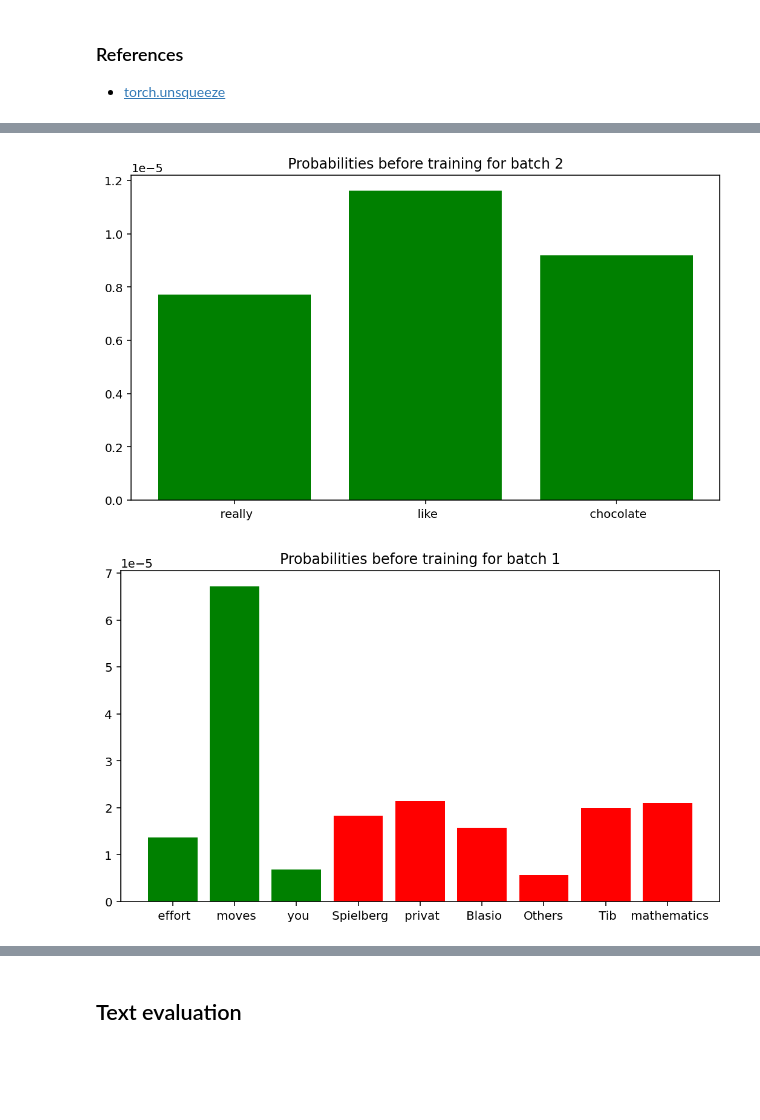
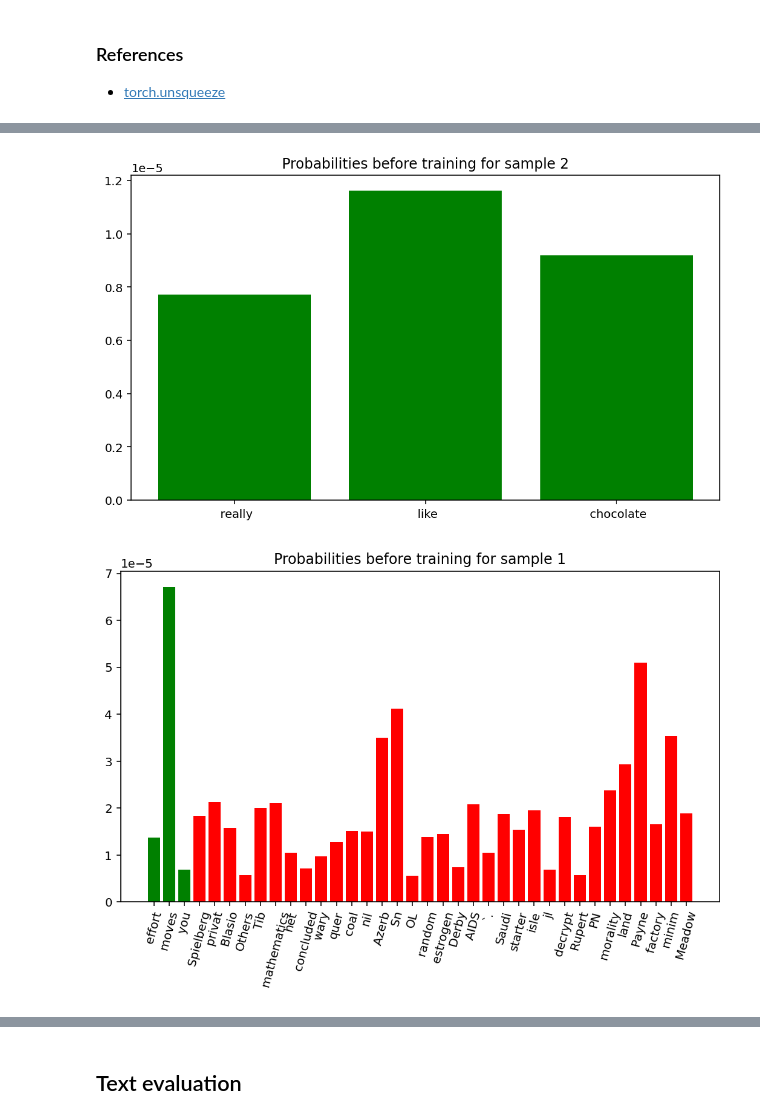
Before and after one commit to elcapo/llm-from-scratch, a Jupyter notebook: pretraining.ipynb, the cells around one changed output, grey strips where cells are left out. Cells and saved outputs as stored; diff of their text form; code cells hidden in the pictures; blank space fills up the shorter version.

```diff
--- a/pretraining.ipynb
+++ b/pretraining.ipynb
@@ -89,8 +99,8 @@ token_ids = torch.argmax(logits, dim=-1, keepdim=True)
 # %%
-for batch_id, target in enumerate(targets):
+for sample_id, target in enumerate(targets):
     print("")
-    print("Batch:", batch_id + 1)
-    print("- Input:", tokenizer.tokens_to_text(inputs[batch_id]))
+    print("Sample:", sample_id + 1)
+    print("- Input:", tokenizer.tokens_to_text(inputs[sample_id]))
     print("- Target:", tokenizer.tokens_to_text(target))
-    print("- Output:", tokenizer.tokens_to_text(token_ids[batch_id].flatten()))
+    print("- Output:", tokenizer.tokens_to_text(token_ids[sample_id].flatten()))
 # %% [output]
@@ -108,10 +118,10 @@ Batch: 2
 
 - [torch.flatten](https://pytorch.org/docs/stable/generated/torch.flatten.html)
 # %%
-for batch_id, target in enumerate(targets):
-    log_probas = torch.log(probas[batch_id, [0, 1, 2], targets[batch_id]])
+for sample_id, target in enumerate(targets):
+    log_probas = torch.log(probas[sample_id, [0, 1, 2], targets[sample_id]])
     print("")
-    print("Batch:", batch_id + 1)
-    print("- Logits:", logits[batch_id, [0, 1, 2], targets[batch_id]].tolist())
-    print("- Probabilities:", probas[batch_id, [0, 1, 2], targets[batch_id]].tolist())
+    print("Sample:", sample_id + 1)
+    print("- Logits:", logits[sample_id, [0, 1, 2], targets[sample_id]].tolist())
+    print("- Probabilities:", probas[sample_id, [0, 1, 2], targets[sample_id]].tolist())
 # %% [output]
@@ -147,35 +157,37 @@ plot_probabilities(batch_id=0)
 # %%
-plot_probabilities(batch_id=1)
+plot_probabilities(sample_id=1)
 # %% [output]
-[figure, old version]
+[figure, new version]
 # %%
-def plot_contextualized_probabilities(batch_id):
+def plot_contextualized_probabilities(sample_id):
     fig, ax = plt.subplots()
 
     fig.set_figwidth(9)
     fig.set_figheight(5)
     fig.set_dpi(142)
 
-    batch_words = targets[batch_id]
-    other_words = torch.randint(0, config.vocab_size - 1, (6,))
+    batch_tokens = targets[sample_id]
+    other_tokens = torch.randint(0, config.vocab_size - 1, (33,))
+    tokens = batch_tokens.tolist() + other_tokens.tolist()
 
-    batch_tokens = [tokenizer.tokens_to_text(token.unsqueeze(0).unsqueeze(0)) for token in batch_words]
-    other_tokens = [tokenizer.tokens_to_text(token.unsqueeze(0).unsqueeze(0)) for token in other_words]
-    x = batch_tokens + other_tokens
+    batch_words = [tokenizer.tokens_to_text(token.unsqueeze(0).unsqueeze(0)) for token in batch_tokens]
+    other_words = [tokenizer.tokens_to_text(token.unsqueeze(0).unsqueeze(0)) for token in other_tokens]
+    words = batch_words + other_words
 
-    batch_probas = probas[batch_id, [0, 1, 2], batch_words].tolist()
-    other_probas = probas[batch_id, 0, other_words].tolist()
+    batch_probas = probas[sample_id, [0, 1, 2], batch_tokens].tolist()
+    other_probas = probas[sample_id, 0, other_tokens].tolist()
     y = batch_probas + other_probas
 
     batch_color = ['green' for _ in batch_words]
     other_color = ['red' for _ in other_words]
     c = batch_color + other_color
 
-    ax.bar(x, y, color=c)
-    ax.set_title('Probabilities before training for batch ' + str(batch_id + 1))
+    ax.bar(words, y, color=c)
+    ax.set_title('Probabilities before training for sample ' + str(sample_id + 1))
+    ax.set_xticklabels(words, rotation=75)
     fig.show()
 # %%
-plot_contextualized_probabilities(batch_id=0)
+plot_contextualized_probabilities(sample_id=0)
 # %% [output]
-[figure, old version]
+[figure, new version]
 # %%
```
Also changed, not shown: parts of 33 cells of this notebook, 2 other files.
